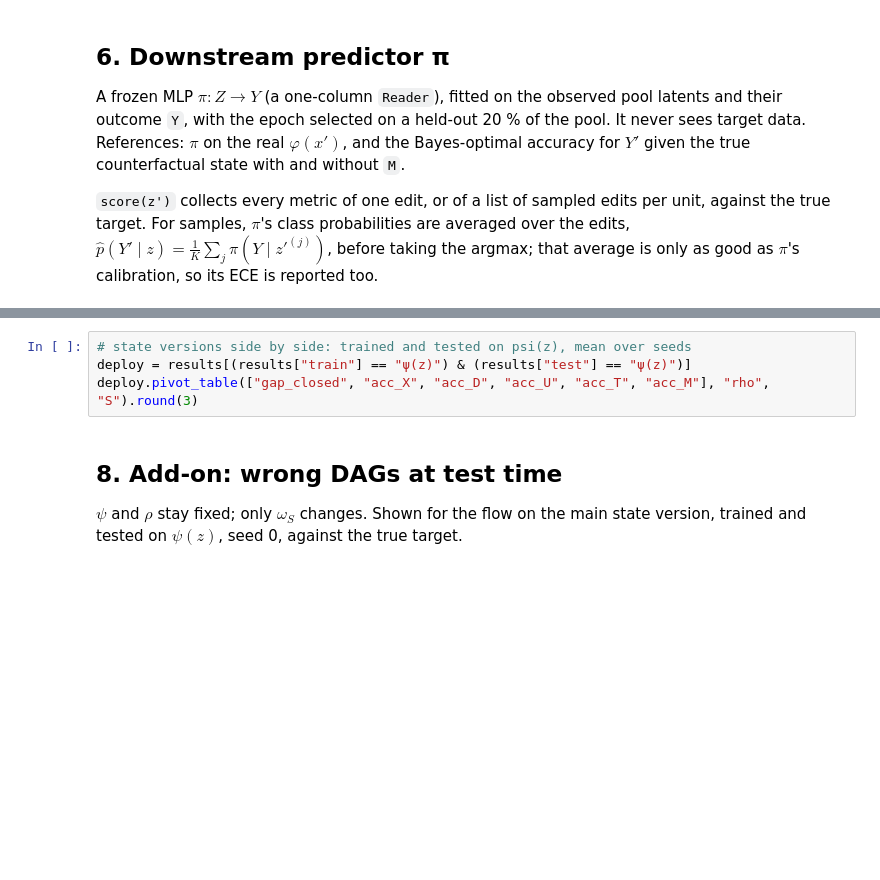
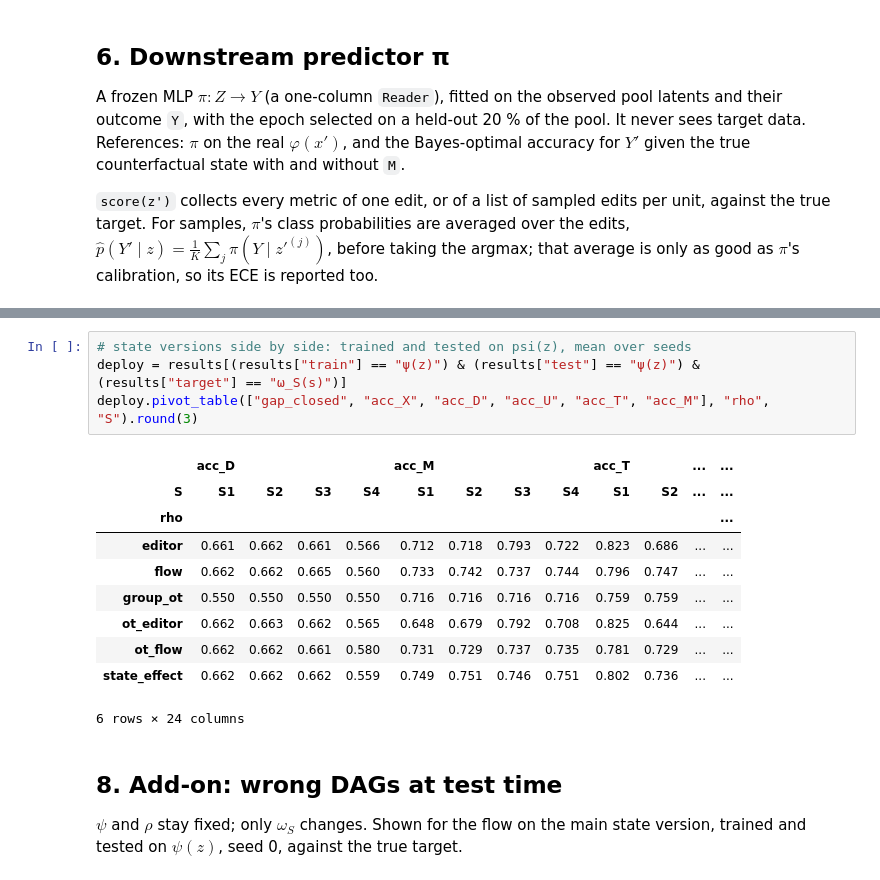
Before and after one commit to kestelnadomu/latent_intervention, a Jupyter notebook: experiment.ipynb, the cells around one changed output, grey strips where cells are left out. Drawn from its saved outputs; the diff is of its cells as text; blank space fills up the shorter version.

```diff
--- a/experiment.ipynb
+++ b/experiment.ipynb
@@ -444,7 +548,18 @@ main.pivot_table(["joint_acc", "gap_closed", "energy_score", "down_acc", "down_n
 # %%
 # state versions side by side: trained and tested on psi(z), mean over seeds
-deploy = results[(results["train"] == "ψ(z)") & (results["test"] == "ψ(z)")]
+deploy = results[(results["train"] == "ψ(z)") & (results["test"] == "ψ(z)") & (results["target"] == "ω_S(s)")]
 deploy.pivot_table(["gap_closed", "acc_X", "acc_D", "acc_U", "acc_T", "acc_M"], "rho", "S").round(3)
+# %% [output]
+|  | acc_D |  |  |  | acc_M |  |  |  | acc_T |  | ... | ... |
+| S | S1 | S2 | S3 | S4 | S1 | S2 | S3 | S4 | S1 | S2 | ... | ... |
+| rho |  |  |  |  |  |  |  |  |  |  |  | ... |
+| editor | 0.661 | 0.662 | 0.661 | 0.566 | 0.712 | 0.718 | 0.793 | 0.722 | 0.823 | 0.686 | ... | ... |
+| flow | 0.662 | 0.662 | 0.665 | 0.560 | 0.733 | 0.742 | 0.737 | 0.744 | 0.796 | 0.747 | ... | ... |
+| group_ot | 0.550 | 0.550 | 0.550 | 0.550 | 0.716 | 0.716 | 0.716 | 0.716 | 0.759 | 0.759 | ... | ... |
+| ot_editor | 0.662 | 0.663 | 0.662 | 0.565 | 0.648 | 0.679 | 0.792 | 0.708 | 0.825 | 0.644 | ... | ... |
+| ot_flow | 0.662 | 0.662 | 0.661 | 0.580 | 0.731 | 0.729 | 0.737 | 0.735 | 0.781 | 0.729 | ... | ... |
+| state_effect | 0.662 | 0.662 | 0.662 | 0.559 | 0.749 | 0.751 | 0.746 | 0.751 | 0.802 | 0.736 | ... | ... |
+6 rows × 24 columns
 # %% [markdown]
 ## 8. Add-on: wrong DAGs at test time
 
```
Also changed, not shown: parts of 11 cells of this notebook, 5 other files.
